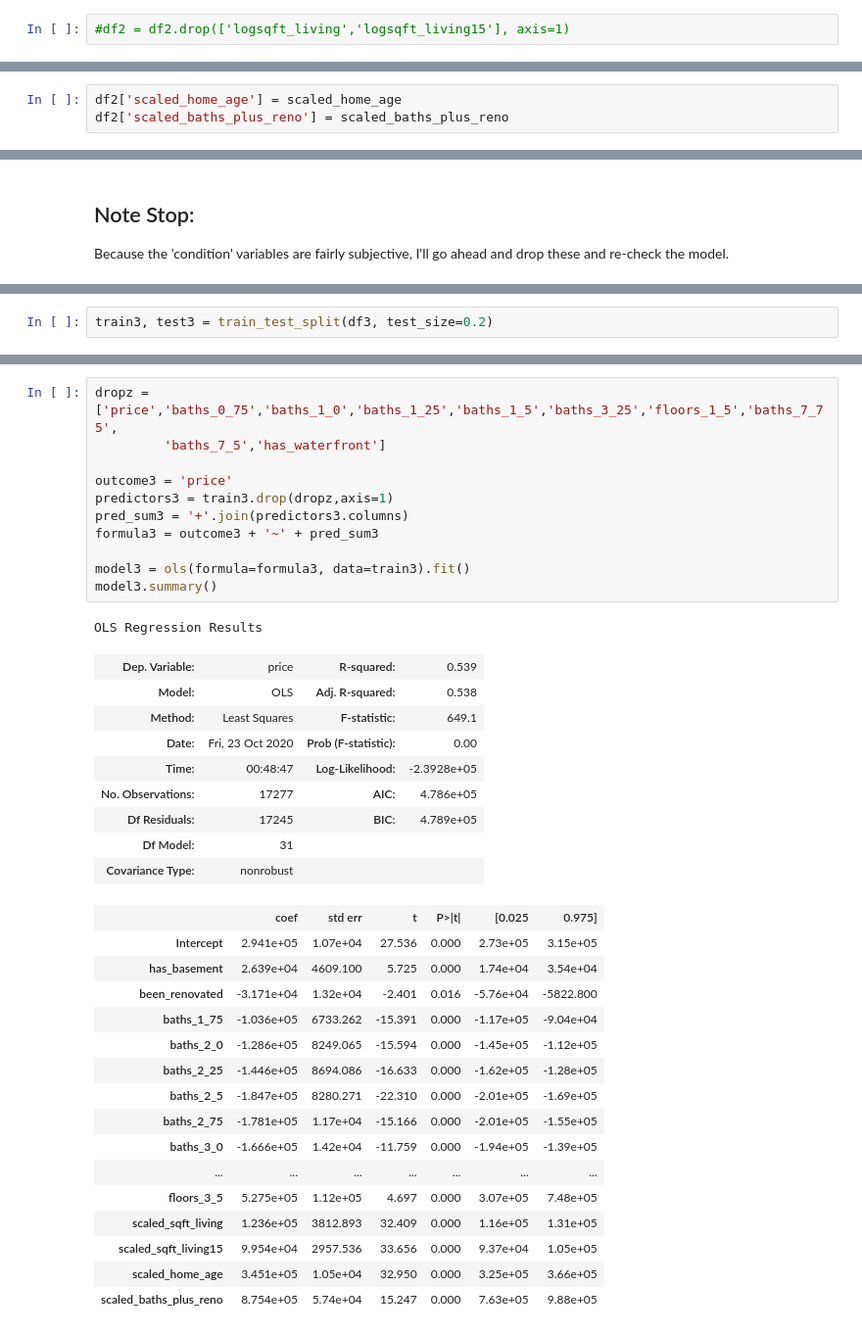
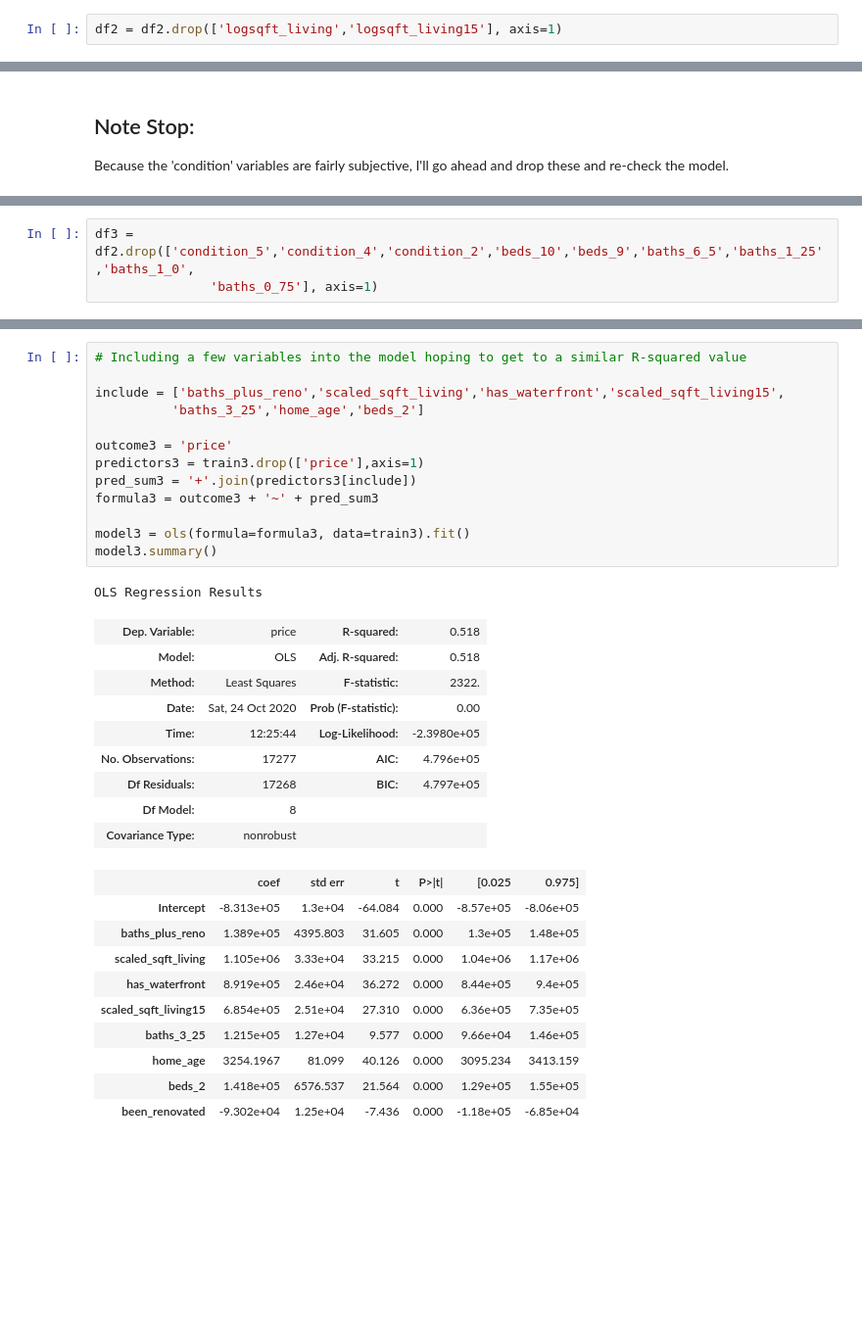
Before and after one commit to emel333/house-price-predict, a Jupyter notebook: Untitled.ipynb, the cells around one changed output, grey strips where cells are left out. Shown: that part at 98% size. Cells and saved outputs as stored; diff of their text form; blank space fills up the shorter version.

```diff
--- a/Untitled.ipynb
+++ b/Untitled.ipynb
@@ -409,4 +409,4 @@ df2.head()
 # %%
 train3, test3 = train_test_split(df2, test_size=0.2)
 # %%
-#df2 = df2.drop(['logsqft_living','logsqft_living15'], axis=1)
+df2 = df2.drop(['logsqft_living','logsqft_living15'], axis=1)
@@ -432,3 +412,0 @@ scaled_baths_plus_reno = (df2['baths_plus_reno'] - min(df2['baths_plus_reno']))/
-# %%
-df2['scaled_home_age'] = scaled_home_age
-df2['scaled_baths_plus_reno'] = scaled_baths_plus_reno
@@ -560,3 +540,6 @@ df3 = df3.drop([i for i in df3.columns if 'condition' in i], axis=1)
+# %%
+df3 = df2.drop(['condition_5','condition_4','condition_2','beds_10','beds_9','baths_6_5','baths_1_25','baths_1_0',
+               'baths_0_75'], axis=1)
 # %%
 df3.head()
 # %% [output]
@@ -627,2 +599,0 @@ df3.head()
-# %%
-train3, test3 = train_test_split(df3, test_size=0.2)
@@ -629,38 +730,34 @@ train3, test3 = train_test_split(df3, test_size=0.2)
 # %%
-dropz = ['price','baths_0_75','baths_1_0','baths_1_25','baths_1_5','baths_3_25','floors_1_5','baths_7_75',
-         'baths_7_5','has_waterfront']
+# Including a few variables into the model hoping to get to a similar R-squared value
+
+include = ['baths_plus_reno','scaled_sqft_living','has_waterfront','scaled_sqft_living15',
+          'baths_3_25','home_age','beds_2']
 
 outcome3 = 'price'
-predictors3 = train3.drop(dropz,axis=1)
-pred_sum3 = '+'.join(predictors3.columns)
+predictors3 = train3.drop(['price'],axis=1)
+pred_sum3 = '+'.join(predictors3[include])
 formula3 = outcome3 + '~' + pred_sum3
 
 model3 = ols(formula=formula3, data=train3).fit()
 model3.summary()
 # %% [output]
 OLS Regression Results
-| Dep. Variable: | price | R-squared: | 0.539 |
-| Model: | OLS | Adj. R-squared: | 0.538 |
-| Method: | Least Squares | F-statistic: | 649.1 |
-| Date: | Fri, 23 Oct 2020 | Prob (F-statistic): | 0.00 |
-| Time: | 00:48:47 | Log-Likelihood: | -2.3928e+05 |
-| No. Observations: | 17277 | AIC: | 4.786e+05 |
-| Df Residuals: | 17245 | BIC: | 4.789e+05 |
-| Df Model: | 31 |  |  |
+| Dep. Variable: | price | R-squared: | 0.518 |
+| Model: | OLS | Adj. R-squared: | 0.518 |
+| Method: | Least Squares | F-statistic: | 2322. |
+| Date: | Sat, 24 Oct 2020 | Prob (F-statistic): | 0.00 |
+| Time: | 12:25:44 | Log-Likelihood: | -2.3980e+05 |
+| No. Observations: | 17277 | AIC: | 4.796e+05 |
+| Df Residuals: | 17268 | BIC: | 4.797e+05 |
+| Df Model: | 8 |  |  |
 | Covariance Type: | nonrobust |  |  |
 |  | coef | std err | t | P>|t| | [0.025 | 0.975] |
-| Intercept | 2.941e+05 | 1.07e+04 | 27.536 | 0.000 | 2.73e+05 | 3.15e+05 |
-| has_basement | 2.639e+04 | 4609.100 | 5.725 | 0.000 | 1.74e+04 | 3.54e+04 |
-| been_renovated | -3.171e+04 | 1.32e+04 | -2.401 | 0.016 | -5.76e+04 | -5822.800 |
-| baths_1_75 | -1.036e+05 | 6733.262 | -15.391 | 0.000 | -1.17e+05 | -9.04e+04 |
-| baths_2_0 | -1.286e+05 | 8249.065 | -15.594 | 0.000 | -1.45e+05 | -1.12e+05 |
-| baths_2_25 | -1.446e+05 | 8694.086 | -16.633 | 0.000 | -1.62e+05 | -1.28e+05 |
-| baths_2_5 | -1.847e+05 | 8280.271 | -22.310 | 0.000 | -2.01e+05 | -1.69e+05 |
-| baths_2_75 | -1.781e+05 | 1.17e+04 | -15.166 | 0.000 | -2.01e+05 | -1.55e+05 |
-| baths_3_0 | -1.666e+05 | 1.42e+04 | -11.759 | 0.000 | -1.94e+05 | -1.39e+05 |
-| ... | ... | ... | ... | ... | ... | ... |
-| floors_3_5 | 5.275e+05 | 1.12e+05 | 4.697 | 0.000 | 3.07e+05 | 7.48e+05 |
-| scaled_sqft_living | 1.236e+05 | 3812.893 | 32.409 | 0.000 | 1.16e+05 | 1.31e+05 |
-| scaled_sqft_living15 | 9.954e+04 | 2957.536 | 33.656 | 0.000 | 9.37e+04 | 1.05e+05 |
-| scaled_home_age | 3.451e+05 | 1.05e+04 | 32.950 | 0.000 | 3.25e+05 | 3.66e+05 |
-| scaled_baths_plus_reno | 8.754e+05 | 5.74e+04 | 15.247 | 0.000 | 7.63e+05 | 9.88e+05 |
+| Intercept | -8.313e+05 | 1.3e+04 | -64.084 | 0.000 | -8.57e+05 | -8.06e+05 |
+| baths_plus_reno | 1.389e+05 | 4395.803 | 31.605 | 0.000 | 1.3e+05 | 1.48e+05 |
+| scaled_sqft_living | 1.105e+06 | 3.33e+04 | 33.215 | 0.000 | 1.04e+06 | 1.17e+06 |
+| has_waterfront | 8.919e+05 | 2.46e+04 | 36.272 | 0.000 | 8.44e+05 | 9.4e+05 |
+| scaled_sqft_living15 | 6.854e+05 | 2.51e+04 | 27.310 | 0.000 | 6.36e+05 | 7.35e+05 |
+| baths_3_25 | 1.215e+05 | 1.27e+04 | 9.577 | 0.000 | 9.66e+04 | 1.46e+05 |
+| home_age | 3254.1967 | 81.099 | 40.126 | 0.000 | 3095.234 | 3413.159 |
+| beds_2 | 1.418e+05 | 6576.537 | 21.564 | 0.000 | 1.29e+05 | 1.55e+05 |
+| been_renovated | -9.302e+04 | 1.25e+04 | -7.436 | 0.000 | -1.18e+05 | -6.85e+04 |
```
Also changed, not shown: parts of 37 cells of this notebook, 1 other file.
